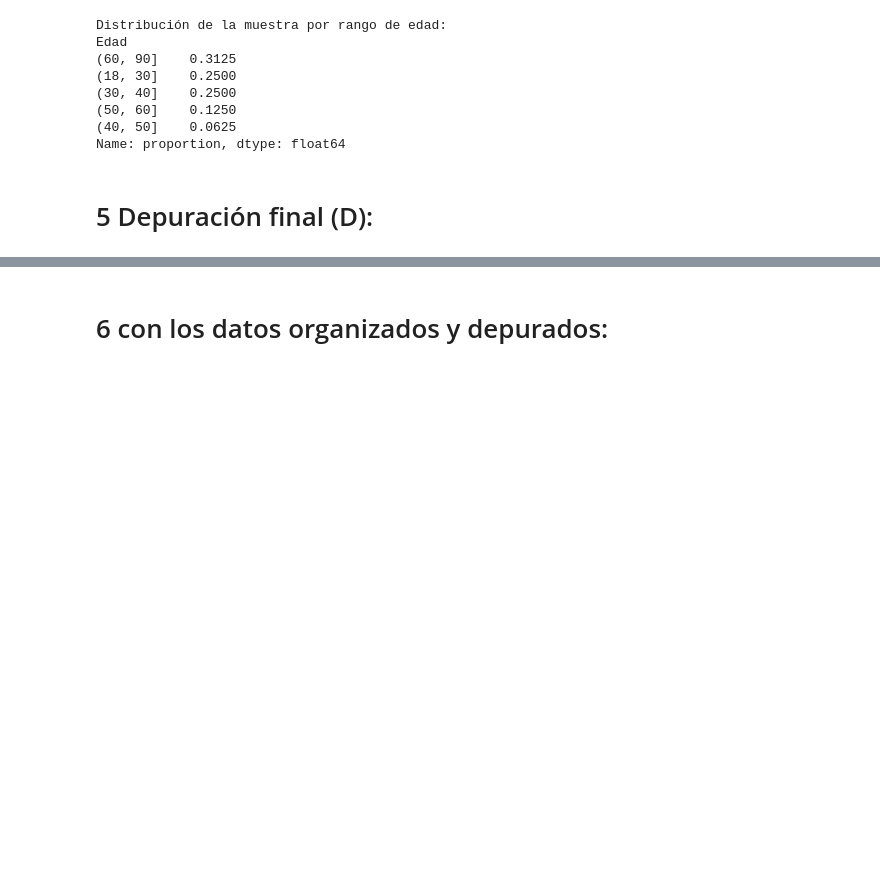
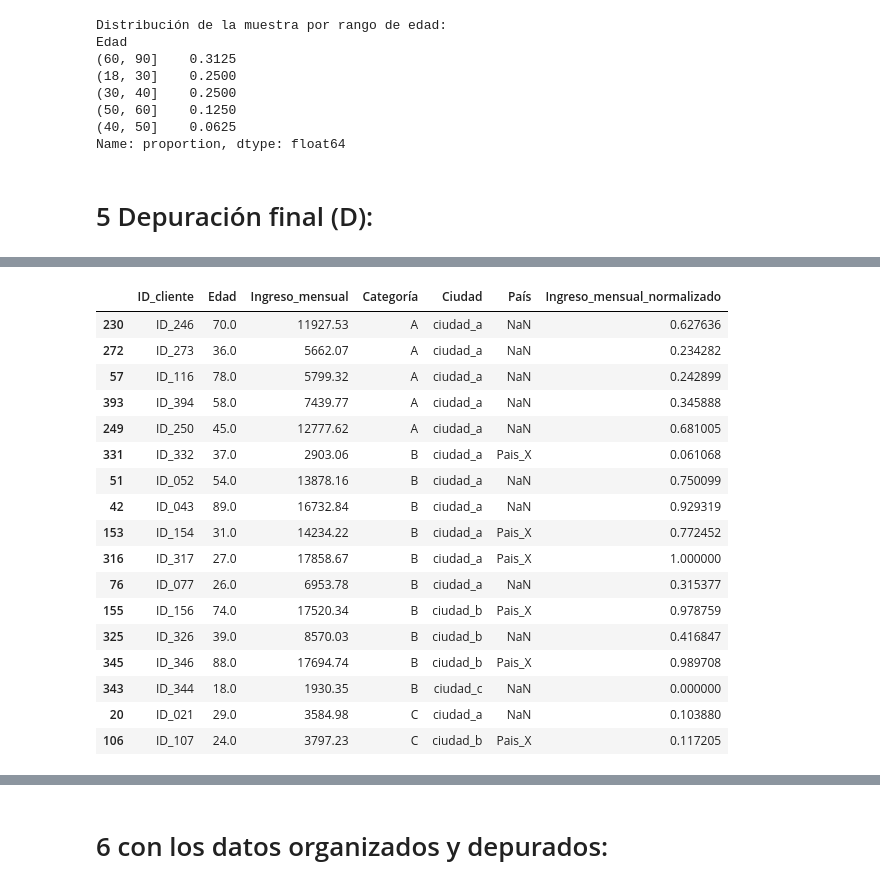
Before and after one commit to Musiconauta24/IA_G296, a Jupyter notebook: ASUM/campistas_ASUM_DM.ipynb, the cells around one changed output, grey strips where cells are left out. Drawn from its saved outputs; the diff is of its cells as text; code cells hidden in the pictures; blank space fills up the shorter version.

```diff
--- a/ASUM/campistas_ASUM_DM.ipynb
+++ b/ASUM/campistas_ASUM_DM.ipynb
@@ -442,3 +441,16 @@ Edad
 Name: proportion, dtype: float64
 # %% [markdown]
 # 5 Depuración final (D):
+# %%
+# deteccion y tratamiento de valores atipicos en ingresos
+# Calculo de rango intercuartilico (IQR) para la detección de valores atíipicos
+Q1 = muestra['Ingreso_mensual'].quantile(0.25)
+Q3 = muestra['Ingreso_mensual'].quantile(0.75)
+IQR = Q3-Q1
+#Definit los limites para valores atipocos
+limite_inferior = Q1 - 1.5 * IQR
+limite_superior = Q3 + 1.5 * IQR
+ # filtro valores atificos de los limites y reemplazarlos con NaN para trabajarlos posteriormente
+muestra['Ingreso_mensual'] = muestra['Ingreso_mensual'].apply(
+    lambda x: x if limite_inferior <= x <= limite_superior else np.nan)
+muestra
@@ -444,0 +481,4 @@ Name: proportion, dtype: float64
+# %%
+# rellenar valores NaN con la media de la columna 'Ingreso_mensual'
+mediana_ingreso = muestra['Ingreso_mensual'].median()
+muestra['Ingreso_mensual'].fillna(mediana_ingreso, inplace=True)
@@ -444,0 +492,24 @@ Name: proportion, dtype: float64
+# %%
+# Aplicar normalización Min-Max a la columna 'Ingreso_mensual'
+muestra['Ingreso_mensual_normalizado'] = (muestra['Ingreso_mensual'] - muestra['Ingreso_mensual'].min()
+)/ (muestra['Ingreso_mensual'].max() - muestra['Ingreso_mensual'].min())
+muestra
+# %% [output]
+|  | ID_cliente | Edad | Ingreso_mensual | Categoría | Ciudad | País | Ingreso_mensual_normalizado |
+| 230 | ID_246 | 70.0 | 11927.53 | A | ciudad_a | NaN | 0.627636 |
+| 272 | ID_273 | 36.0 | 5662.07 | A | ciudad_a | NaN | 0.234282 |
+| 57 | ID_116 | 78.0 | 5799.32 | A | ciudad_a | NaN | 0.242899 |
+| 393 | ID_394 | 58.0 | 7439.77 | A | ciudad_a | NaN | 0.345888 |
+| 249 | ID_250 | 45.0 | 12777.62 | A | ciudad_a | NaN | 0.681005 |
+| 331 | ID_332 | 37.0 | 2903.06 | B | ciudad_a | Pais_X | 0.061068 |
+| 51 | ID_052 | 54.0 | 13878.16 | B | ciudad_a | NaN | 0.750099 |
+| 42 | ID_043 | 89.0 | 16732.84 | B | ciudad_a | NaN | 0.929319 |
+| 153 | ID_154 | 31.0 | 14234.22 | B | ciudad_a | Pais_X | 0.772452 |
+| 316 | ID_317 | 27.0 | 17858.67 | B | ciudad_a | Pais_X | 1.000000 |
+| 76 | ID_077 | 26.0 | 6953.78 | B | ciudad_a | NaN | 0.315377 |
+| 155 | ID_156 | 74.0 | 17520.34 | B | ciudad_b | Pais_X | 0.978759 |
+| 325 | ID_326 | 39.0 | 8570.03 | B | ciudad_b | NaN | 0.416847 |
+| 345 | ID_346 | 88.0 | 17694.74 | B | ciudad_b | Pais_X | 0.989708 |
+| 343 | ID_344 | 18.0 | 1930.35 | B | ciudad_c | NaN | 0.000000 |
+| 20 | ID_021 | 29.0 | 3584.98 | C | ciudad_a | NaN | 0.103880 |
+| 106 | ID_107 | 24.0 | 3797.23 | C | ciudad_b | Pais_X | 0.117205 |
```
Also changed, not shown: parts of 9 cells of this notebook, 1 other file.
